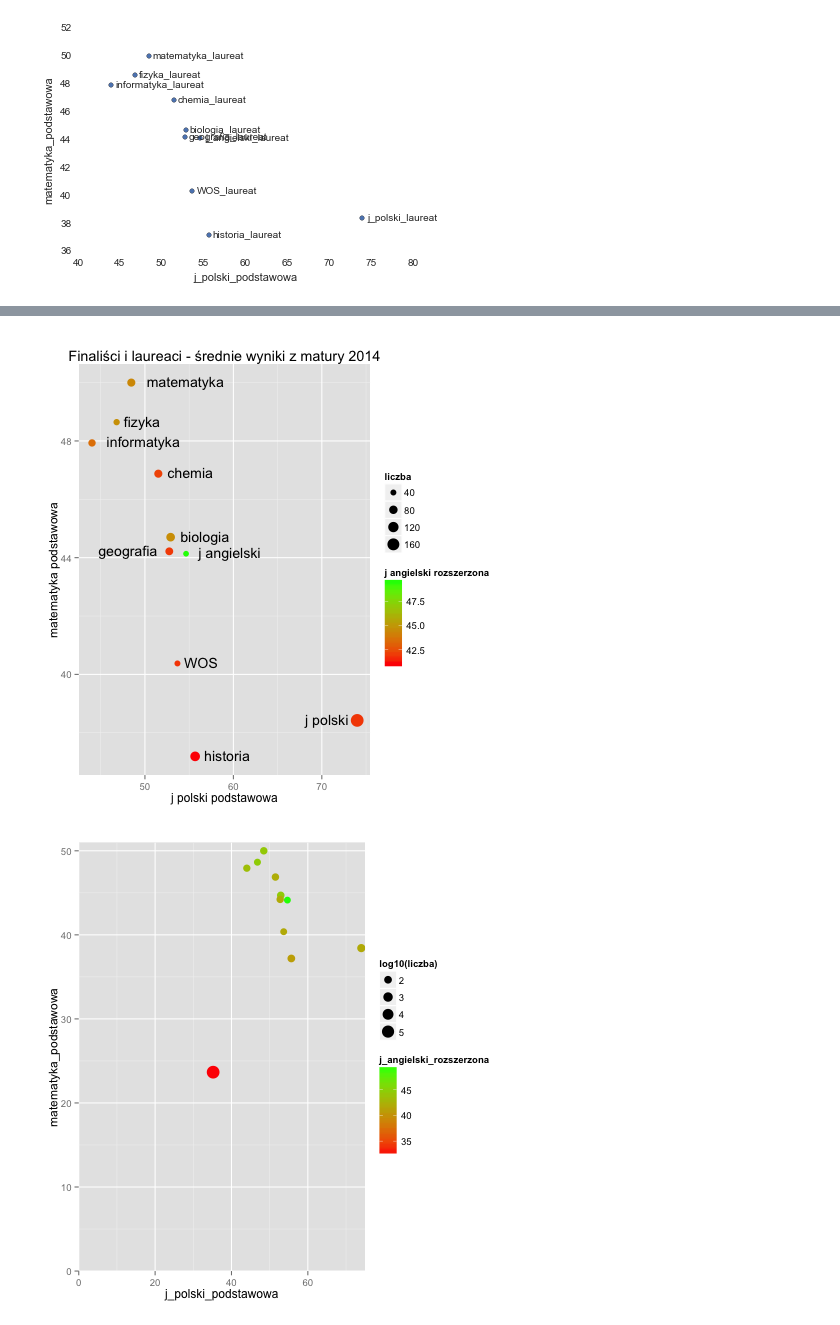
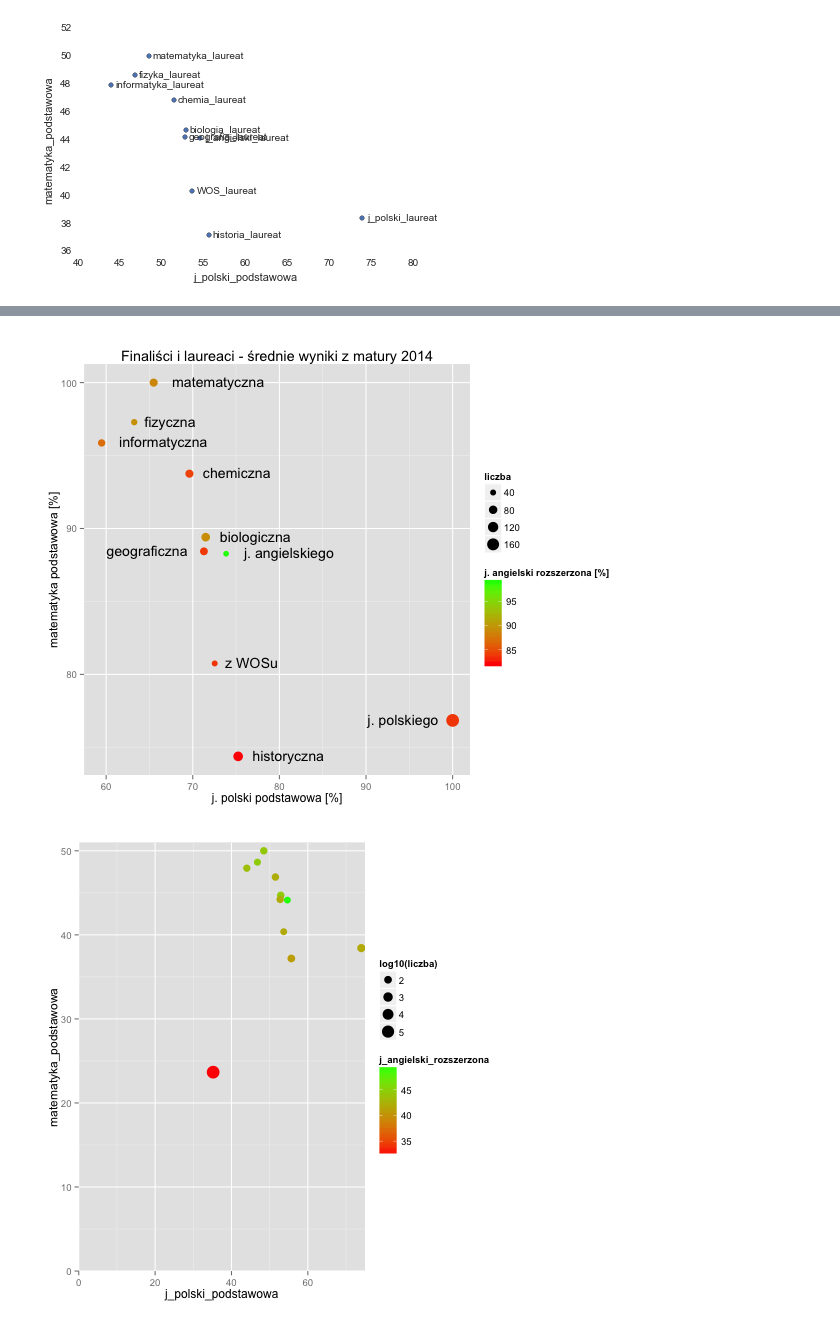
Before and after one commit to stared/delab-matury, a Jupyter notebook: eksploracje/laureaci.ipynb, the cells around one changed output, grey strips where cells are left out. Drawn from its saved outputs; the diff is of its cells as text; code cells hidden in the pictures.

```diff
--- a/eksploracje/laureaci.ipynb
+++ b/eksploracje/laureaci.ipynb
@@ -144,3 +145,7 @@ srednie_laureatow
+# %%
+srednie_laureatow_proc = 100*srednie_laureatow[kolumny_przedmiotow]/maksima[kolumny_przedmiotow]
+# %%
+srednie_laureatow_proc['liczba'] = zlicenia_laureatow['id_szkoly']
 # %%
 zlicenia_laureatow
 # %% [output]
@@ -173,0 +177,2 @@ srednie_laureatow = srednie_laureatow.drop("Unnamed: 0", 1)
+# %%
+srednie_laureatow_proc = srednie_laureatow_proc.applymap(float)
@@ -173,0 +183,3 @@ srednie_laureatow = srednie_laureatow.drop("Unnamed: 0", 1)
+# %%
+srednie_laureatow_proc["olimpiada"] = ["biologiczna", "chemiczna", "fizyczna", "geograficzna", "historyczna",
+                                      "informatyczna", "j. angielskiego", "j. polskiego", "matematyczna", "z WOSu"]
@@ -174,27 +200,30 @@ srednie_laureatow = srednie_laureatow.drop("Unnamed: 0", 1)
 # %%
-%%R -i srednie_laureatow
+%%R -i srednie_laureatow_proc -w 600
 library(dplyr)
 library(ggplot2)
 
 # hack, bo inaczej cos nie tak z konwersja
-srednie_laureatow[] <- lapply(srednie_laureatow, function(x) {attr(x, 'dim') <- NULL; x})
+srednie_laureatow_proc[] <- lapply(srednie_laureatow_proc, function(x) {attr(x, 'dim') <- NULL; x})
 
 
-srednie_laureatow$laureat <- rownames(srednie_laureatow) %>% gsub("_laureat", "", .) %>% gsub("_", " ", .)
+#srednie_laureatow_proc$laureat <- rownames(srednie_laureatow_proc) %>% gsub("_laureat", "", .) %>% gsub("_", " ", .)
 
-srednie_laureatow <- filter(srednie_laureatow, laureat != "srednia")
+# srednie_laureatow_proc <- filter(srednie_laureatow_proc, laureat != "srednia")
 
-ggplot(srednie_laureatow, aes(x=j_polski_podstawowa, y=matematyka_podstawowa,
-                              label=laureat)) +
+z <- c("geograficzna", "j. polskiego")
+
+ggplot(srednie_laureatow_proc, aes(x=j_polski_podstawowa, y=matematyka_podstawowa,
+                                   label=olimpiada)) +
   geom_point(aes(size=liczba, color=j_angielski_rozszerzona)) +  # j_angielski_podstawowa
   scale_size_area() +
-  scale_colour_gradient("j angielski rozszerzona", low="red", high="green") +
-  geom_text(hjust=1.2, vjust=0.4, data=filter(srednie_laureatow, laureat %in% z)) +
-  geom_text(hjust=-0.2, vjust=0.4, data=filter(srednie_laureatow, !(laureat %in% z))) +
+  scale_colour_gradient("j. angielski rozszerzona [%]", low="red", high="green") +
+  geom_text(hjust=1.2, vjust=0.4, data=filter(srednie_laureatow_proc, olimpiada %in% z)) +
+  geom_text(hjust=-0.2, vjust=0.4, data=filter(srednie_laureatow_proc, !(olimpiada %in% z))) +
+ #  stat_smooth(method="lm", se=F, data=filter(srednie_laureatow_proc, !(olimpiada %in% c("matematyczna", "j. polskiego")))) +
   ggtitle("Finaliści i laureaci - średnie wyniki z matury 2014") +
-  labs(x="j polski podstawowa", y="matematyka podstawowa")
+  labs(x="j. polski podstawowa [%]", y="matematyka podstawowa [%]")
 # %% [output]
-[figure, old version]
+[figure, new version]
 # %%
 %%R -i srednie_laureatow
 library(dplyr)
```
Also changed, not shown: parts of 8 cells of this notebook, 1 other file.
